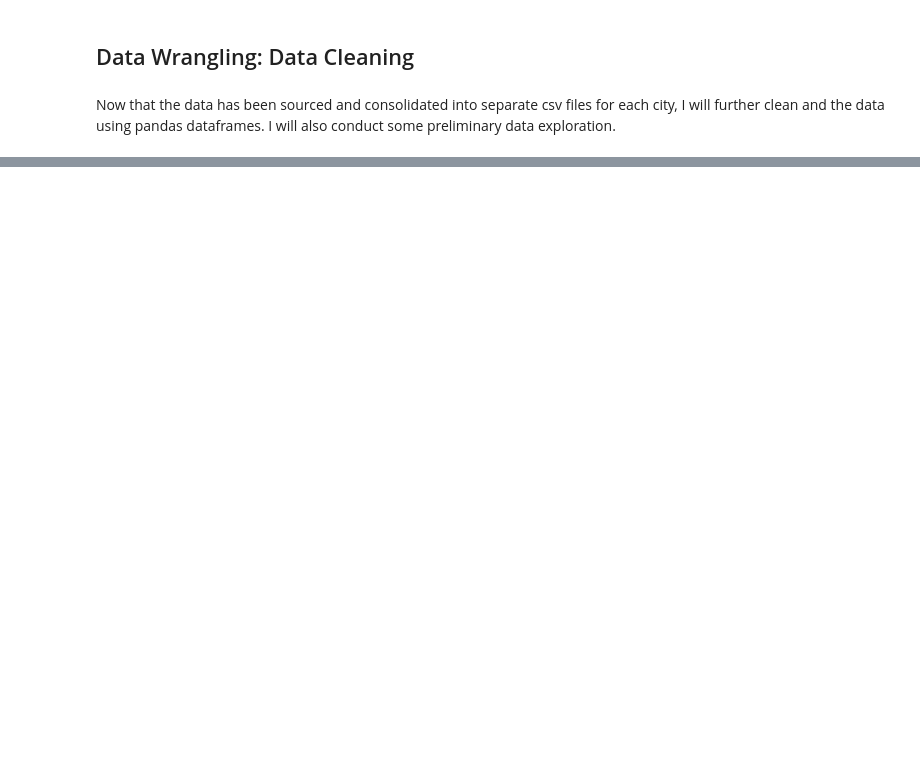
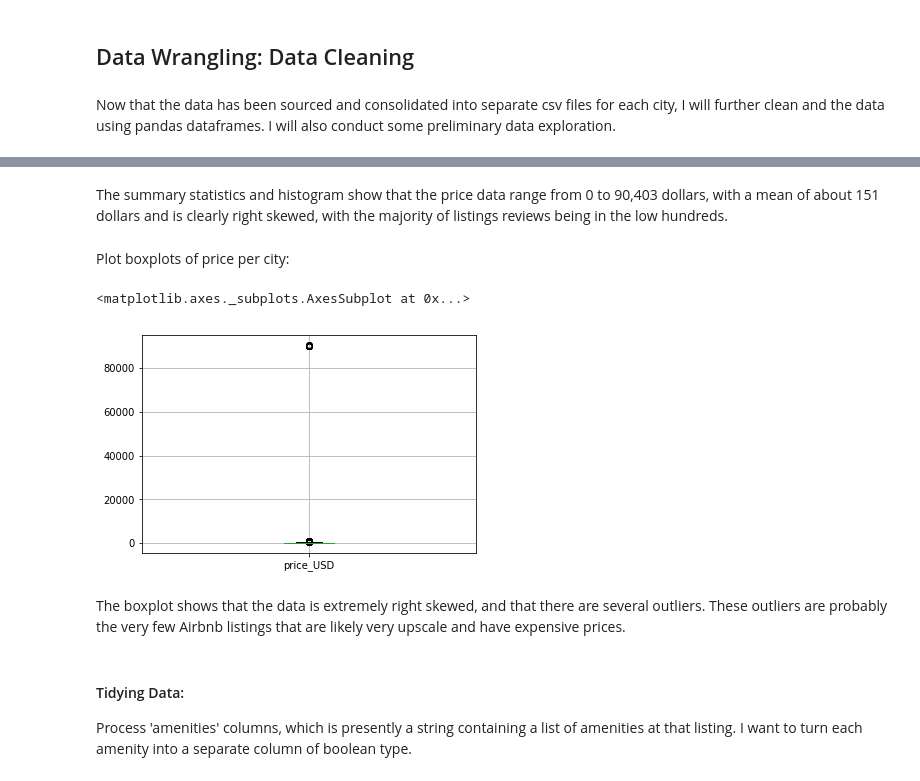
Before and after one commit to clairemiles/prescient-price, a Jupyter notebook: data_wrangling/data_cleaning.ipynb, the cells around one changed output, grey strips where cells are left out. Saved outputs shown, nothing was run; the diff lists cells and outputs as text; code cells hidden in the pictures; blank space fills up the shorter version.

```diff
--- a/data_wrangling/data_cleaning.ipynb
+++ b/data_wrangling/data_cleaning.ipynb
@@ -100,0 +146,14 @@ Because of the sheer size of the data, I will start out by going through a check
+# %% [markdown]
+The summary statistics and histogram show that the price data range from 0 to 90,403 dollars, with a mean of about 151 dollars and is clearly right skewed, with the majority of listings reviews being in the low hundreds.
+# %% [markdown]
+Plot boxplots of price per city:
+# %%
+listings.boxplot(column='price_USD')
+# %% [output]
+<matplotlib.axes._subplots.AxesSubplot at 0x...>
+[figure, added]
+# %% [markdown]
+The boxplot shows that the data is extremely right skewed, and that there are several outliers. These outliers are probably the very few Airbnb listings that are likely very upscale and have expensive prices.
+# %% [markdown]
+#### Tidying Data:
+Process 'amenities' columns, which is presently a string containing a list of amenities at that listing. I want to turn each amenity into a separate column of boolean type.
```
Also changed, not shown: parts of 52 cells of this notebook, 2 other files.
